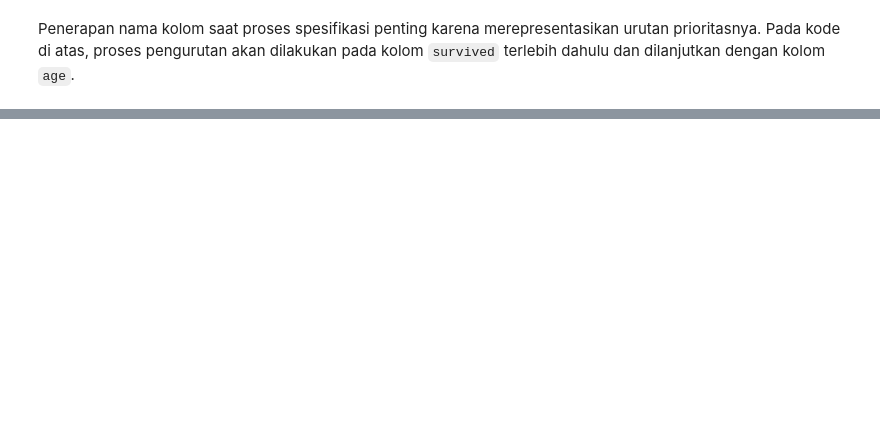
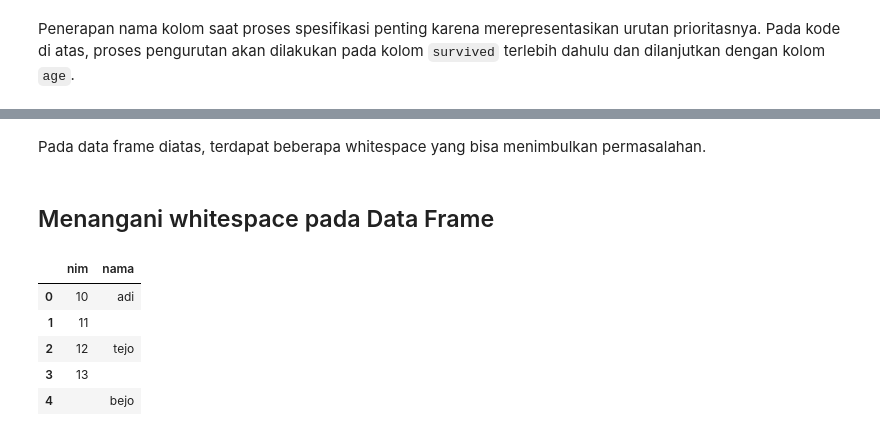
Before and after one commit to medievalgoose/pandas, a Jupyter notebook: Pandas-Week11.ipynb, the cells around one changed output, grey strips where cells are left out. Cells and saved outputs as stored; diff of their text form; code cells hidden in the pictures; blank space fills up the shorter version.

```diff
--- a/Pandas-Week11.ipynb
+++ b/Pandas-Week11.ipynb
@@ -105,0 +130,13 @@ Penerapan nama kolom saat proses spesifikasi penting karena merepresentasikan ur
+# %% [markdown]
+Pada data frame diatas, terdapat beberapa whitespace yang bisa menimbulkan permasalahan.
+# %% [markdown]
+## Menangani whitespace pada Data Frame
+# %%
+df
+# %% [output]
+|  | nim | nama |
+| 0 | 10 | adi |
+| 1 | 11 |  |
+| 2 | 12 | tejo |
+| 3 | 13 |  |
+| 4 |  | bejo |
```
Also changed, not shown: parts of 10 cells of this notebook.
